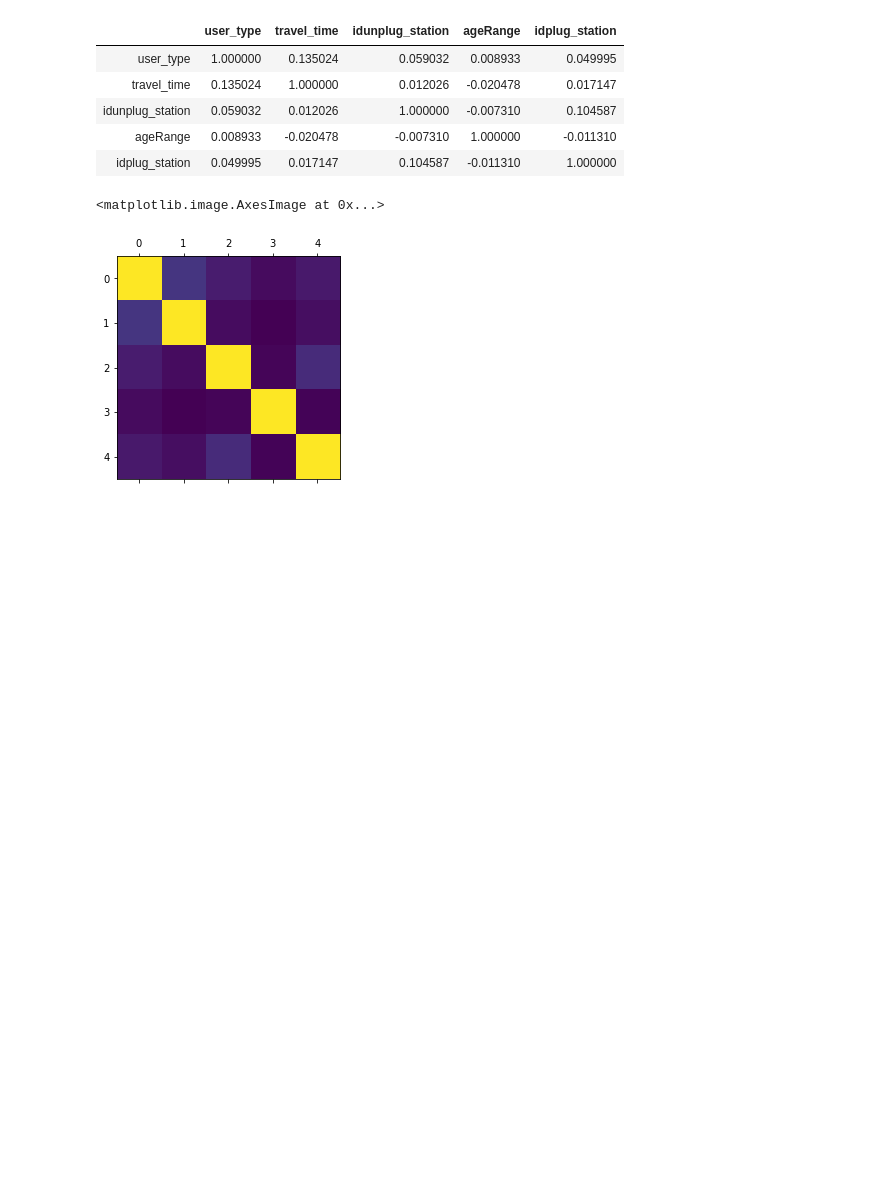
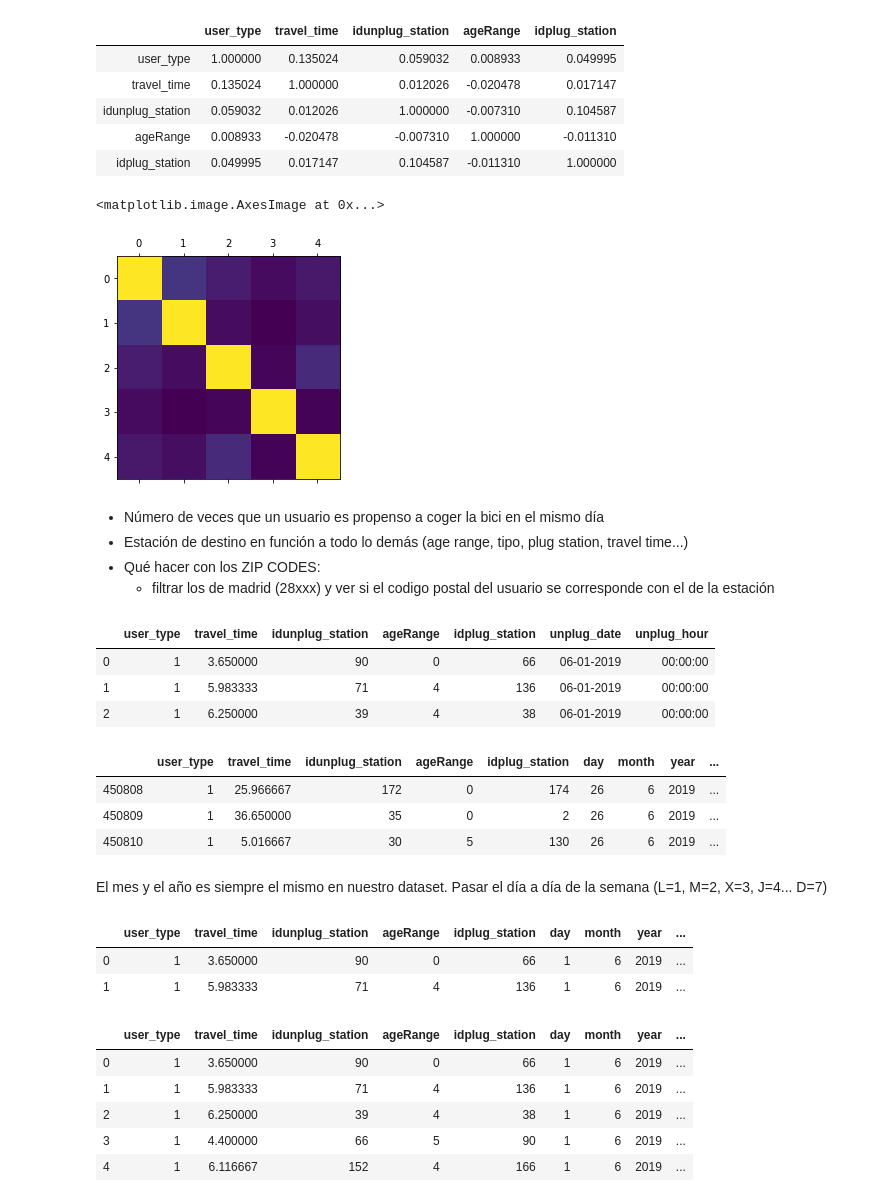
Before and after one commit to ravyoli314/EMT-project, a Jupyter notebook: analisis_uso.ipynb, the cells around one changed output. Drawn from its saved outputs; the diff is of its cells as text; code cells hidden in the pictures; blank space fills up the shorter version.

```diff
--- a/analisis_uso.ipynb
+++ b/analisis_uso.ipynb
@@ -357,3 +346,15 @@ plt.matshow(usage_df.corr())
 # %% [output]
 <matplotlib.image.AxesImage at 0x...>
 [figure]
+# %% [markdown]
+- Número de veces que un usuario es propenso a coger la bici en el mismo día
+- Estación de destino en función a todo lo demás (age range, tipo, plug station, travel time...)
+- Qué hacer con los ZIP CODES:
+    - filtrar los de madrid (28xxx) y ver si el codigo postal del usuario se corresponde con el de la estación
+# %%
+usage_df.head(3)
+# %% [output]
+|  | user_type | travel_time | idunplug_station | ageRange | idplug_station | unplug_date | unplug_hour |
+| 0 | 1 | 3.650000 | 90 | 0 | 66 | 06-01-2019 | 00:00:00 |
+| 1 | 1 | 5.983333 | 71 | 4 | 136 | 06-01-2019 | 00:00:00 |
+| 2 | 1 | 6.250000 | 39 | 4 | 38 | 06-01-2019 | 00:00:00 |
@@ -359,0 +365,38 @@ plt.matshow(usage_df.corr())
+# %%
+usage_df['hour'] = pd.DatetimeIndex(usage_df['unplug_hour']).hour
+# %%
+usage_df = usage_df.drop('unplug_date', axis = 1)
+usage_df = usage_df.drop('unplug_hour', axis = 1)
+# %%
+usage_df.tail(3)
+# %% [output]
+|  | user_type | travel_time | idunplug_station | ageRange | idplug_station | day | month | year | ... |
+| 450808 | 1 | 25.966667 | 172 | 0 | 174 | 26 | 6 | 2019 | ... |
+| 450809 | 1 | 36.650000 | 35 | 0 | 2 | 26 | 6 | 2019 | ... |
+| 450810 | 1 | 5.016667 | 30 | 5 | 130 | 26 | 6 | 2019 | ... |
+# %% [markdown]
+El mes y el año es siempre el mismo en nuestro dataset. Pasar el día a día de la semana (L=1, M=2, X=3, J=4... D=7)
+# %%
+usage_df['weekday'] = usage_df['day']
+usage_df.head(2)
+# %% [output]
+|  | user_type | travel_time | idunplug_station | ageRange | idplug_station | day | month | year | ... |
+| 0 | 1 | 3.650000 | 90 | 0 | 66 | 1 | 6 | 2019 | ... |
+| 1 | 1 | 5.983333 | 71 | 4 | 136 | 1 | 6 | 2019 | ... |
+# %%
+usage_df['weekday'].loc[(usage_df['day'] == 2) | (usage_df['day'] == 9) | (usage_df['day'] == 16) | (usage_df['day'] == 23) | (usage_df['day'] == 30)] = 'sunday'
+usage_df['weekday'].loc[(usage_df['day'] == 3) | (usage_df['day'] == 10) | (usage_df['day'] == 17) | (usage_df['day'] == 24)] = 'monday'
+usage_df['weekday'].loc[(usage_df['day'] == 4) | (usage_df['day'] == 11) | (usage_df['day'] == 18) | (usage_df['day'] == 25)] = 'tuesday'
+usage_df['weekday'].loc[(usage_df['day'] == 5) | (usage_df['day'] == 12) | (usage_df['day'] == 19) | (usage_df['day'] == 26)] = 'wednesday'
+usage_df['weekday'].loc[(usage_df['day'] == 6) | (usage_df['day'] == 13) | (usage_df['day'] == 20) | (usage_df['day'] == 27)] = 'thursday'
+usage_df['weekday'].loc[(usage_df['day'] == 7) | (usage_df['day'] == 14) | (usage_df['day'] == 21) | (usage_df['day'] == 28)] = 'friday'
+usage_df['weekday'].loc[(usage_df['day'] == 1) | (usage_df['day'] == 8) | (usage_df['day'] == 15) | (usage_df['day'] == 22) | (usage_df['day'] == 29)] = 'saturday'
+# %%
+usage_df.head()
+# %% [output]
+|  | user_type | travel_time | idunplug_station | ageRange | idplug_station | day | month | year | ... |
+| 0 | 1 | 3.650000 | 90 | 0 | 66 | 1 | 6 | 2019 | ... |
+| 1 | 1 | 5.983333 | 71 | 4 | 136 | 1 | 6 | 2019 | ... |
+| 2 | 1 | 6.250000 | 39 | 4 | 38 | 1 | 6 | 2019 | ... |
+| 3 | 1 | 4.400000 | 66 | 5 | 90 | 1 | 6 | 2019 | ... |
+| 4 | 1 | 6.116667 | 152 | 4 | 166 | 1 | 6 | 2019 | ... |
```
Also changed, not shown: parts of 7 cells of this notebook, 1 other file.
